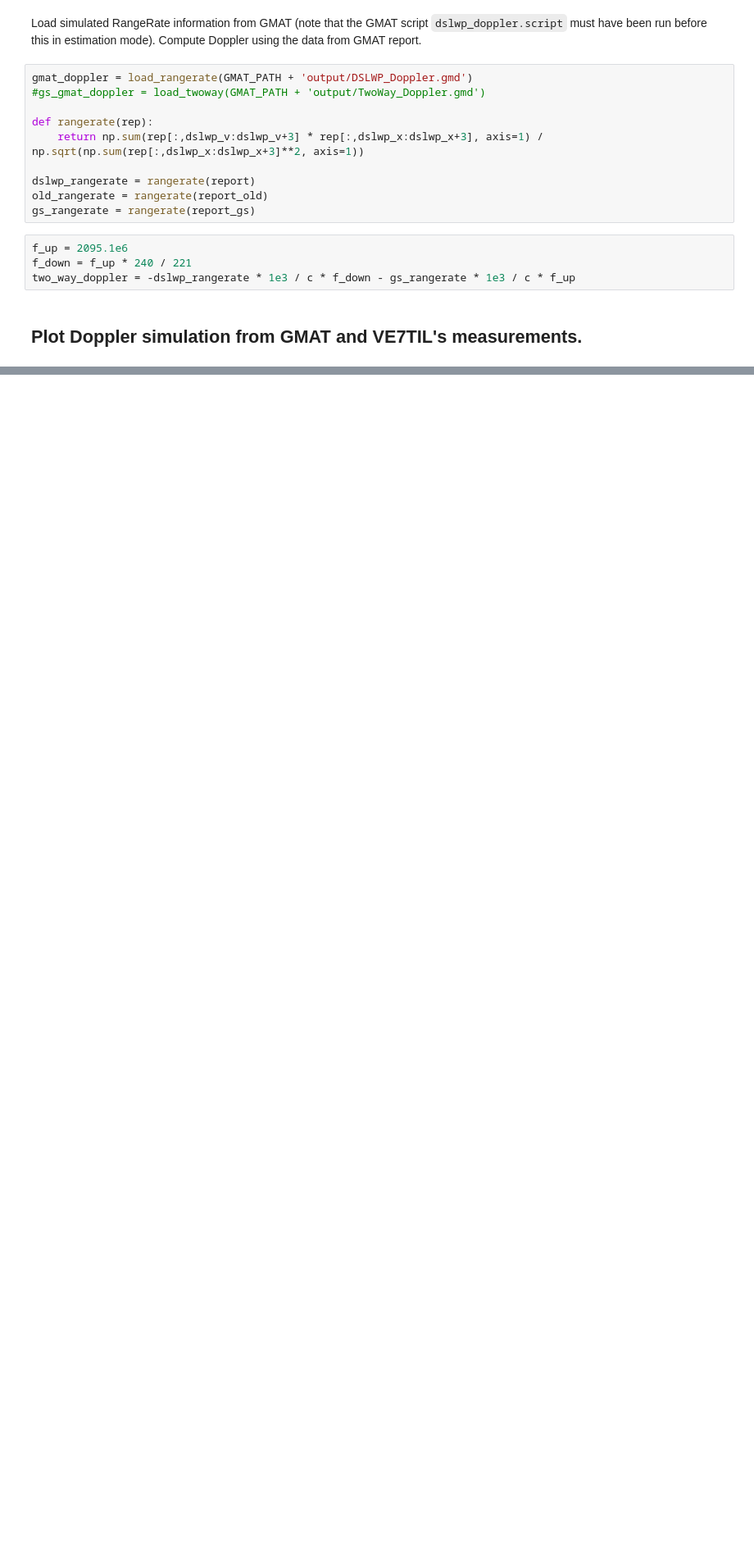
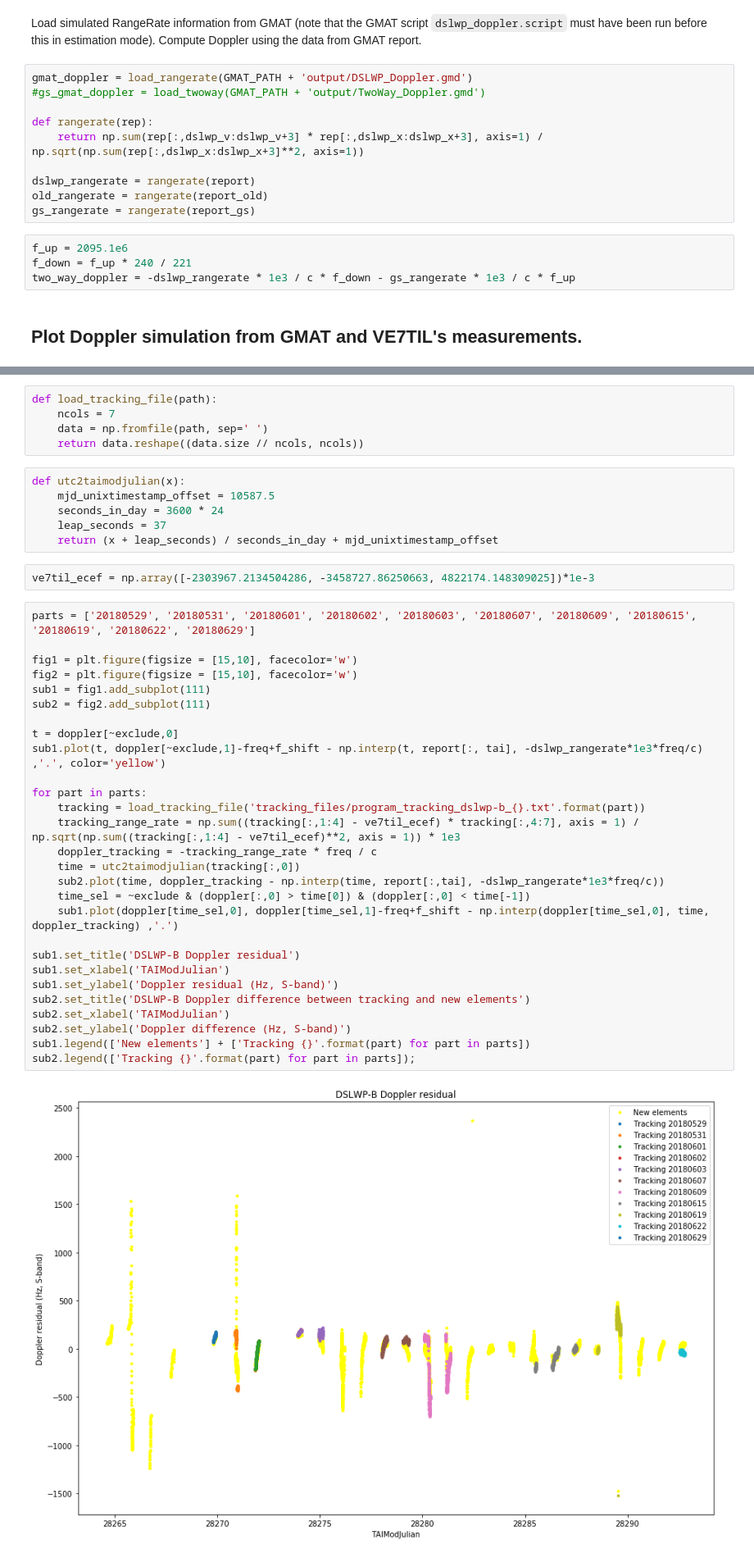
Before and after one commit to daniestevez/jupyter_notebooks, a Jupyter notebook: dslwp/DSLWP-B Doppler analysis.ipynb, the cells around one changed output, grey strips where cells are left out. Shown: that part at 82% size. Cells and saved outputs as stored; diff of their text form; blank space fills up the shorter version.

Commit message:
Updated DSLWP-B Doppler analysis to include comparison with tracking files

```diff
--- a/dslwp/DSLWP-B Doppler analysis.ipynb
+++ b/dslwp/DSLWP-B Doppler analysis.ipynb
@@ -147,3 +148,46 @@ plt.ylabel('Doppler (Hz, S-band)');
 #plt.legend(['GMAT (x and v)', 'GMAT (RangeRate simulation)', 'VE7TIL measurements (frequency shifted {}Hz)'.format(f_shift), 'Excluded VE7TIL measurements (frequency shifted {}Hz)'.format(f_shift)]);
 # %% [output]
 [figure]
+# %%
+def load_tracking_file(path):
+    ncols = 7
+    data = np.fromfile(path, sep=' ')
+    return data.reshape((data.size // ncols, ncols))
+# %%
+def utc2taimodjulian(x):
+    mjd_unixtimestamp_offset = 10587.5
+    seconds_in_day = 3600 * 24
+    leap_seconds = 37
+    return (x + leap_seconds) / seconds_in_day + mjd_unixtimestamp_offset
+# %%
+ve7til_ecef = np.array([-2303967.2134504286, -3458727.86250663, 4822174.148309025])*1e-3
+# %%
+parts = ['20180529', '20180531', '20180601', '20180602', '20180603', '20180607', '20180609', '20180615', '20180619', '20180622', '20180629']
+
+fig1 = plt.figure(figsize = [15,10], facecolor='w')
+fig2 = plt.figure(figsize = [15,10], facecolor='w')
+sub1 = fig1.add_subplot(111)
+sub2 = fig2.add_subplot(111)
+
+t = doppler[~exclude,0]
+sub1.plot(t, doppler[~exclude,1]-freq+f_shift - np.interp(t, report[:, tai], -dslwp_rangerate*1e3*freq/c) ,'.', color='yellow')
+
+for part in parts:
+    tracking = load_tracking_file('tracking_files/program_tracking_dslwp-b_{}.txt'.format(part))
+    tracking_range_rate = np.sum((tracking[:,1:4] - ve7til_ecef) * tracking[:,4:7], axis = 1) / np.sqrt(np.sum((tracking[:,1:4] - ve7til_ecef)**2, axis = 1)) * 1e3
+    doppler_tracking = -tracking_range_rate * freq / c
+    time = utc2taimodjulian(tracking[:,0])
+    sub2.plot(time, doppler_tracking - np.interp(time, report[:,tai], -dslwp_rangerate*1e3*freq/c))
+    time_sel = ~exclude & (doppler[:,0] > time[0]) & (doppler[:,0] < time[-1])
+    sub1.plot(doppler[time_sel,0], doppler[time_sel,1]-freq+f_shift - np.interp(doppler[time_sel,0], time, doppler_tracking) ,'.')
+
+sub1.set_title('DSLWP-B Doppler residual')
+sub1.set_xlabel('TAIModJulian')
+sub1.set_ylabel('Doppler residual (Hz, S-band)')
+sub2.set_title('DSLWP-B Doppler difference between tracking and new elements')
+sub2.set_xlabel('TAIModJulian')
+sub2.set_ylabel('Doppler difference (Hz, S-band)')
+sub1.legend(['New elements'] + ['Tracking {}'.format(part) for part in parts])
+sub2.legend(['Tracking {}'.format(part) for part in parts]);
+# %% [output]
+[figure, added]
```
Also changed, not shown: parts of 3 cells of this notebook.
